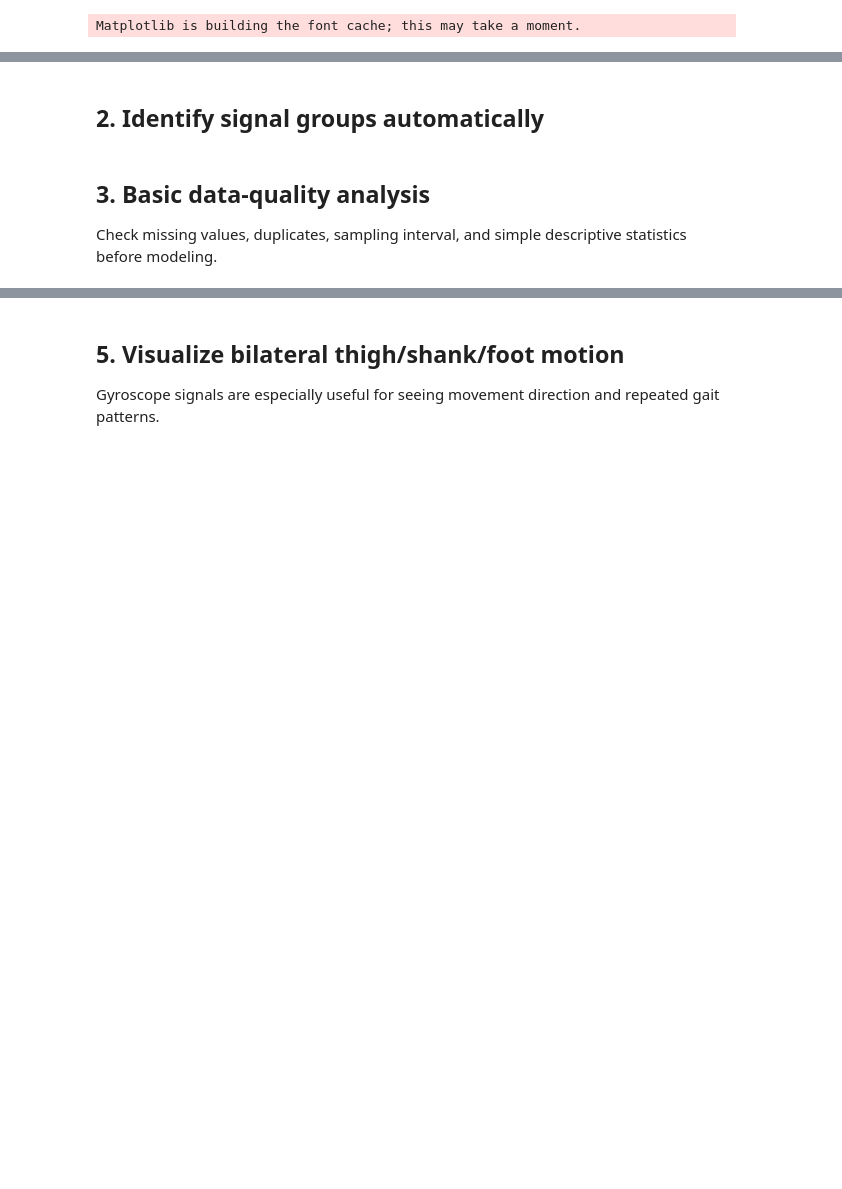
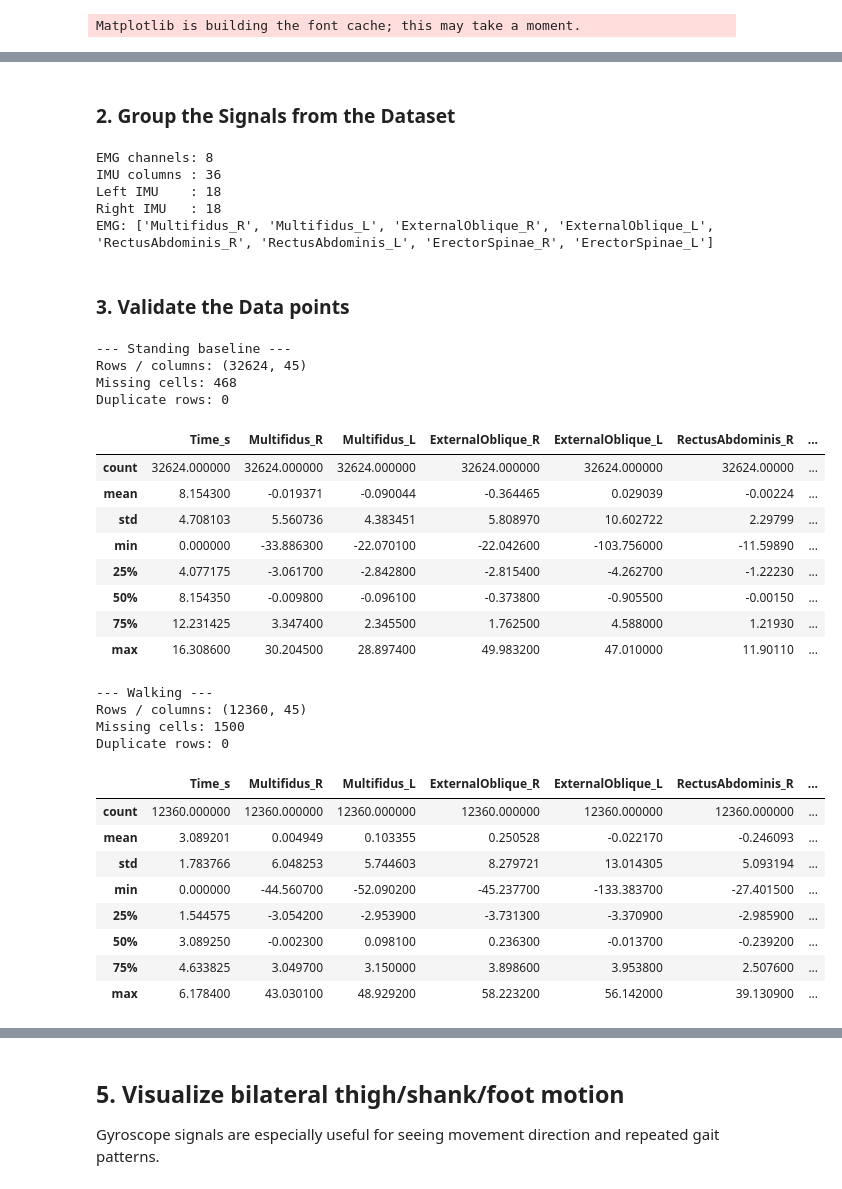
Before and after one commit to LeenGhazi/FES-Exoskeleton-Project, a Jupyter notebook: Data Analysis 1 - Leen/Model1.ipynb, the cells around one changed output, grey strips where cells are left out. Cells and saved outputs as stored; diff of their text form; code cells hidden in the pictures; blank space fills up the shorter version.

```diff
--- a/Data Analysis 1 - Leen/Model1.ipynb
+++ b/Data Analysis 1 - Leen/Model1.ipynb
@@ -42,5 +51,5 @@ display(walking.head())
-# %% [markdown]
-## 2. Identify signal groups automatically
+# %% [markdown]
+### 2. Group the Signals from the Dataset
 # %%
 time_col = 'Time_s'
 emg_cols = list(walking.columns[1:9])
@@ -52,22 +61,52 @@ print(f"EMG channels: {len(emg_cols)}")
 print(f"IMU columns : {len(imu_cols)}")
 print(f"Left IMU    : {len(left_cols)}")
 print(f"Right IMU   : {len(right_cols)}")
-print("
-EMG:", emg_cols)
+print("EMG:", emg_cols)
+# %% [output]
+EMG channels: 8
+IMU columns : 36
+Left IMU    : 18
+Right IMU   : 18
+EMG: ['Multifidus_R', 'Multifidus_L', 'ExternalOblique_R', 'ExternalOblique_L', 'RectusAbdominis_R', 'RectusAbdominis_L', 'ErectorSpinae_R', 'ErectorSpinae_L']
-# %% [markdown]
-## 3. Basic data-quality analysis
-Check missing values, duplicates, sampling interval, and simple descriptive statistics before modeling.
+# %% [markdown]
+### 3. Validate the Data points
 # %%
 def quality_report(df, name):
     dt = df[time_col].diff().dropna()
     print(f"--- {name} ---")
     print("Rows / columns:", df.shape)
     print("Missing cells:", int(df.isna().sum().sum()))
     print("Duplicate rows:", int(df.duplicated().sum()))
-    print("Median Δt:", dt.median(), "s")
-    if dt.median() > 0:
-        print("Approx sampling rate:", round(1/dt.median(), 2), "Hz")
+    display(df.describe())
+    print()
 
 quality_report(standing, "Standing baseline")
 quality_report(walking, "Walking")
+# %% [output]
+--- Standing baseline ---
+Rows / columns: (32624, 45)
+Missing cells: 468
+Duplicate rows: 0
+|  | Time_s | Multifidus_R | Multifidus_L | ExternalOblique_R | ExternalOblique_L | RectusAbdominis_R | ... |
+| count | 32624.000000 | 32624.000000 | 32624.000000 | 32624.000000 | 32624.000000 | 32624.00000 | ... |
+| mean | 8.154300 | -0.019371 | -0.090044 | -0.364465 | 0.029039 | -0.00224 | ... |
+| std | 4.708103 | 5.560736 | 4.383451 | 5.808970 | 10.602722 | 2.29799 | ... |
+| min | 0.000000 | -33.886300 | -22.070100 | -22.042600 | -103.756000 | -11.59890 | ... |
+| 25% | 4.077175 | -3.061700 | -2.842800 | -2.815400 | -4.262700 | -1.22230 | ... |
+| 50% | 8.154350 | -0.009800 | -0.096100 | -0.373800 | -0.905500 | -0.00150 | ... |
+| 75% | 12.231425 | 3.347400 | 2.345500 | 1.762500 | 4.588000 | 1.21930 | ... |
+| max | 16.308600 | 30.204500 | 28.897400 | 49.983200 | 47.010000 | 11.90110 | ... |
+--- Walking ---
+Rows / columns: (12360, 45)
+Missing cells: 1500
+Duplicate rows: 0
+|  | Time_s | Multifidus_R | Multifidus_L | ExternalOblique_R | ExternalOblique_L | RectusAbdominis_R | ... |
+| count | 12360.000000 | 12360.000000 | 12360.000000 | 12360.000000 | 12360.000000 | 12360.000000 | ... |
+| mean | 3.089201 | 0.004949 | 0.103355 | 0.250528 | -0.022170 | -0.246093 | ... |
+| std | 1.783766 | 6.048253 | 5.744603 | 8.279721 | 13.014305 | 5.093194 | ... |
+| min | 0.000000 | -44.560700 | -52.090200 | -45.237700 | -133.383700 | -27.401500 | ... |
+| 25% | 1.544575 | -3.054200 | -2.953900 | -3.731300 | -3.370900 | -2.985900 | ... |
+| 50% | 3.089250 | -0.002300 | 0.098100 | 0.236300 | -0.013700 | -0.239200 | ... |
+| 75% | 4.633825 | 3.049700 | 3.150000 | 3.898600 | 3.953800 | 2.507600 | ... |
+| max | 6.178400 | 43.030100 | 48.929200 | 58.223200 | 56.142000 | 39.130900 | ... |
 # %% [markdown]
```
Also changed, not shown: parts of 5 cells of this notebook.
